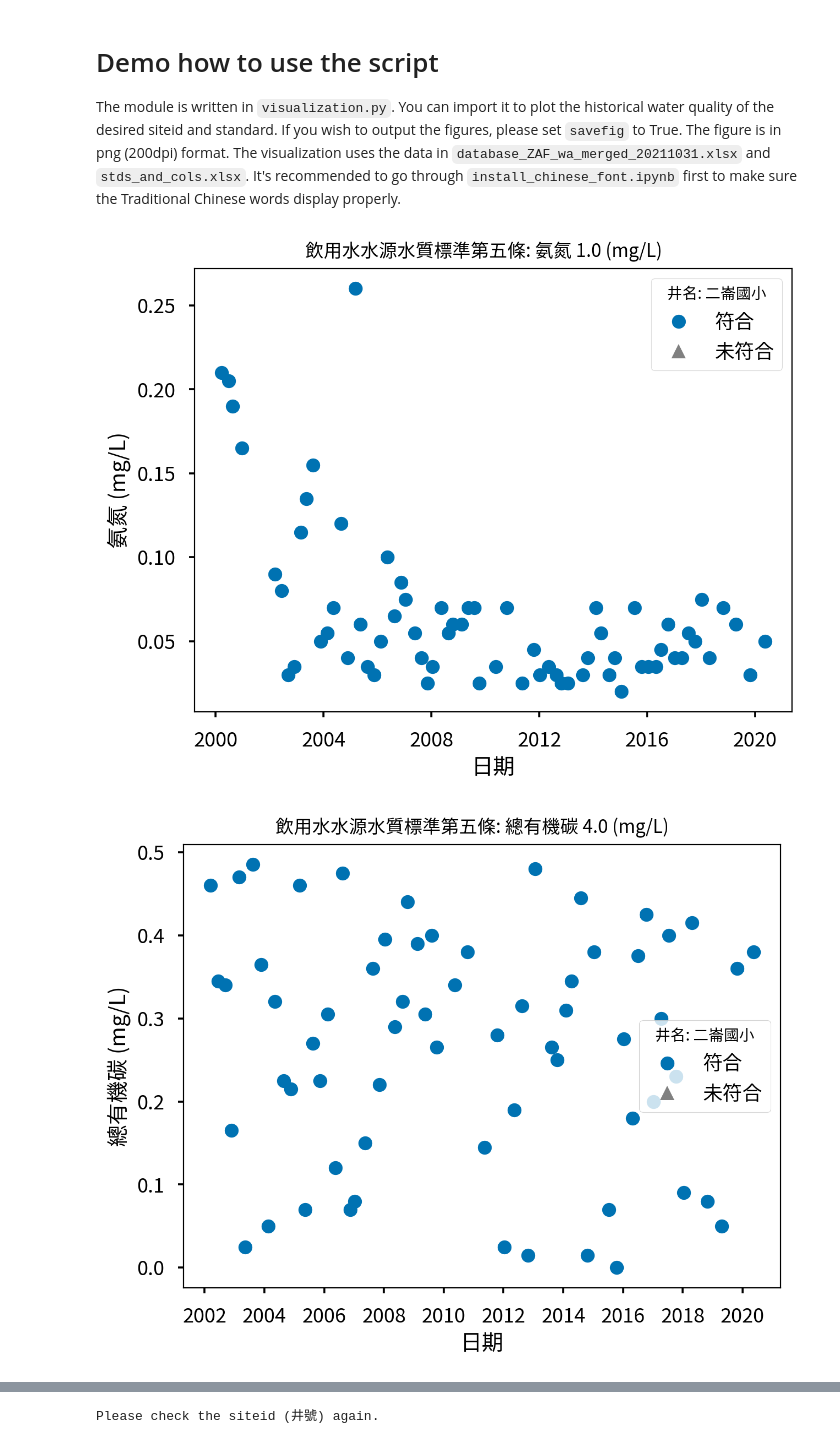
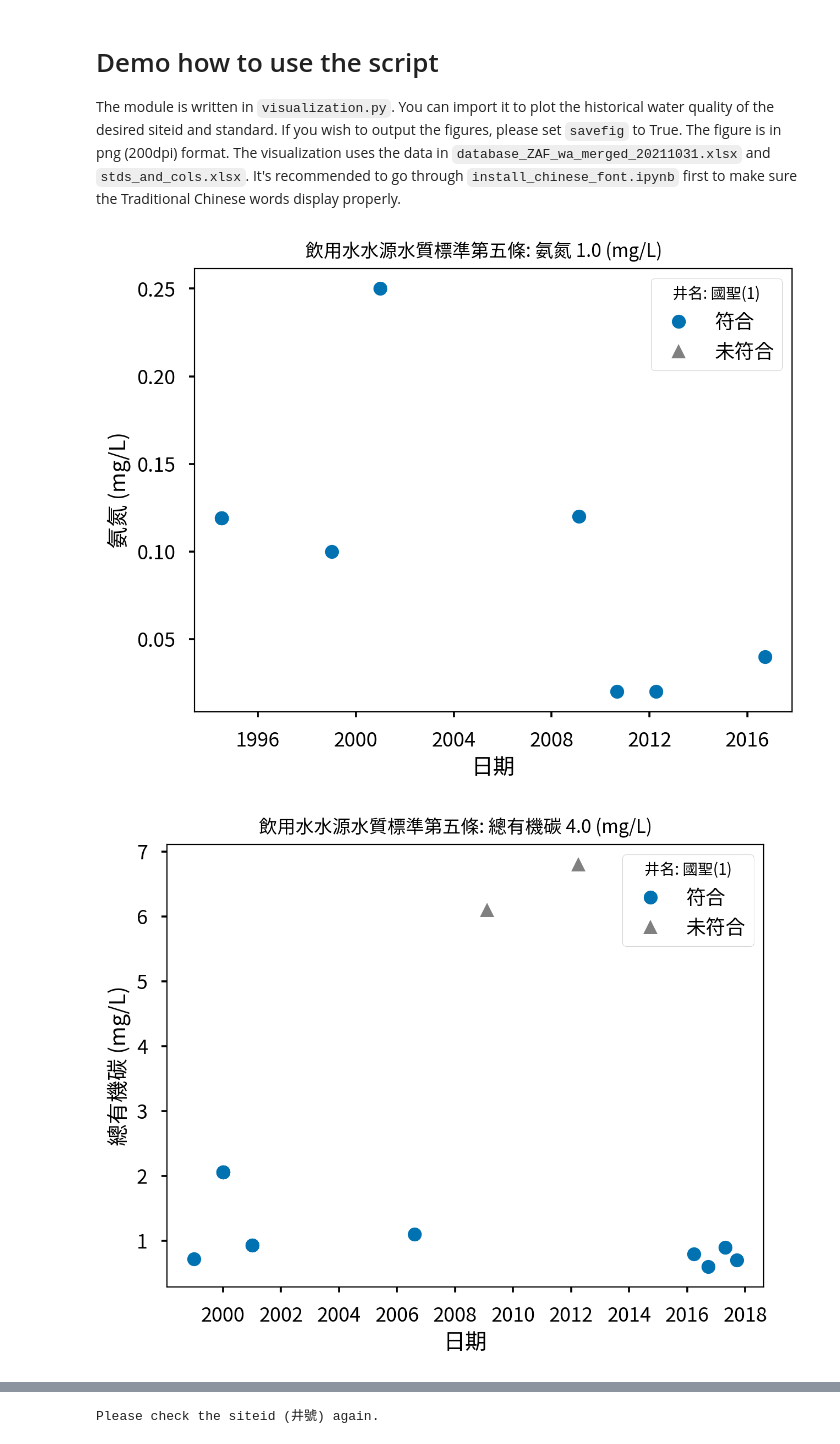
Before and after one commit to dispink/GW_NCDR, a Jupyter notebook: build_script_01.ipynb, the cells around one changed output, grey strips where cells are left out. Cells and saved outputs as stored; diff of their text form; code cells hidden in the pictures.

```diff
--- a/build_script_01.ipynb
+++ b/build_script_01.ipynb
@@ -219,10 +276,8 @@ if savefig:
 The module is written in `visualization.py`. You can import it to plot the historical water quality of the desired siteid and standard. If you wish to output the figures, please set `savefig` to True. The figure is in png (200dpi) format.  The visualization uses the data in `database_ZAF_wa_merged_20211031.xlsx` and `stds_and_cols.xlsx`. It's recommended to go through `install_chinese_font.ipynb` first to make sure the Traditional Chinese words display properly.
 # %%
 import visualization
-%matplotlib inline
-
-plot = visualization.PlotWA()
-plot.plot(siteid=4413, std_name='飲用水水源水質標準第五條')
+select = visualization.Waterquality()
+select.plot(siteid='7010111', std_name='飲用水水源水質標準第五條', savefig=False)
 # %% [output]
-[figure, old version]
+[figure, new version]
-[figure, old version]
+[figure, new version]
```
Also changed, not shown: parts of 14 cells of this notebook, 2 other files.
